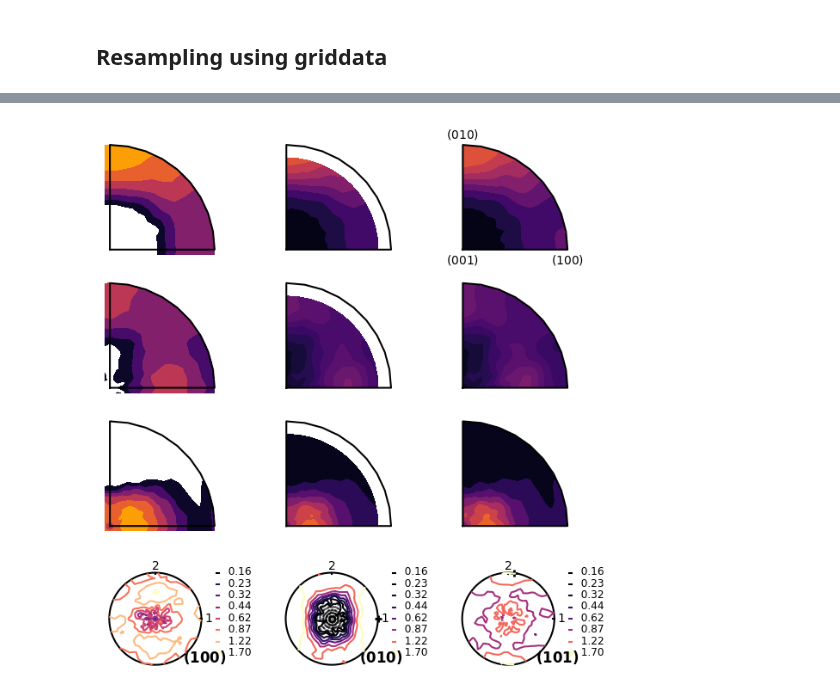
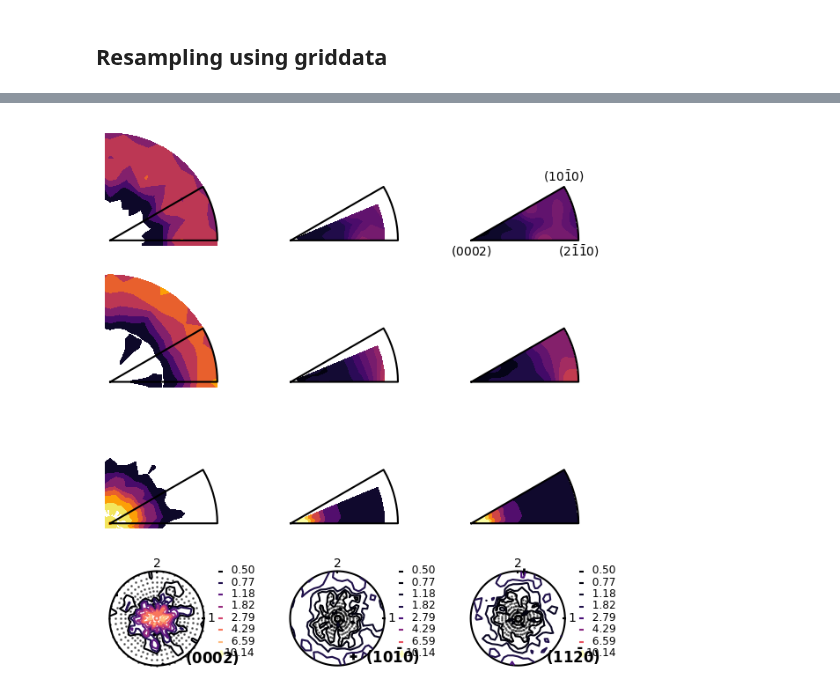
Before and after one commit to youngung/texture3, a Jupyter notebook: ipynb/ipf.ipynb, the cells around one changed output, grey strips where cells are left out. Drawn from its saved outputs; the diff is of its cells as text; code cells hidden in the pictures.

```diff
--- a/ipynb/ipf.ipynb
+++ b/ipynb/ipf.ipynb
@@ -236,7 +61,7 @@ if False:
     filename='/Users/youngung/repo/evpsc/matData/vpscData/LC_Mooyeong/EDDQ100'
     grs=np.loadtxt(filename,skiprows=4)
     cpoles=[[1,0,0],[1,1,0],[1,1,1]]
-if True:
+if False:
     a=[0,0,1];b=[1,0,0];c=[0,1,0] ## boundary
     fnsx='/Users/youngung/repo/evpsc/examples/ex12_dd/uranium/uranium_dd_test.sx'
     csym,cdim,cang=sym.read_fnsx(fnsx)
@@ -249,7 +74,7 @@ poles=[[1,0,0],[0,1,0],[0,0,1]] ## inverse poles
 fig,axes=gen_fig(nrows=len(poles)+1,ncols=len(orders)+1)#,rowsize=1.0)
 dth=7.5; dph=7.5
 mypf=upf.polefigure(grains=grs[:,:],csym=csym,cang=cang,cdim=cdim)
-triangle=get_ipf_boundary(fnsx=fnsx,a=a,b=b,c=c,nres=10)
+triangle=upf.get_ipf_boundary(fnsx=fnsx,a=a,b=b,c=c,nres=10)
 circle=upf.__circle__()
 for ip, pole in enumerate(poles):
     x,y,arr=mypf.pf_new(
@@ -258,9 +83,9 @@ for ip, pole in enumerate(poles):
     for i, order in enumerate(orders):
         refined=scipy.ndimage.zoom(arr.T,order)
         refined[refined<0]=0.
-        x_,y_=xy_grid_from_shape(refined.T.shape)
+        x_,y_=upf.xy_grid_from_shape(refined.T.shape)
         if True:
-            mask=gen_mask(triangle,shape=x_.shape,x=x_,y=y_)
+            mask=upf.gen_mask(triangle,shape=x_.shape,x=x_,y=y_)
             refined=np.ma.array(refined.T,mask=mask)
         else:
             refined=refined.T
@@ -277,7 +102,7 @@ for i, ax in enumerate(axes[:-1,:].flatten()):
     ax.set_ylim(-0.05,1.05)
 
 for j, miller in enumerate([a,b,c]):
-    x,y=projection(-sym.calc_cvec(miller=miller,fnsx=fnsx))
+    x,y=upf.projection(-sym.calc_cvec(miller=miller,fnsx=fnsx))
     t=''
     for i, v in enumerate(miller):
         #if v>0: t='%i'%v
@@ -308 +133 @@ Elapsed time for calling cells_pf:         579 [ ms]
-[figure, old version]
+[figure, new version]
```
Also changed, not shown: parts of 3 cells of this notebook, 2 other files.
